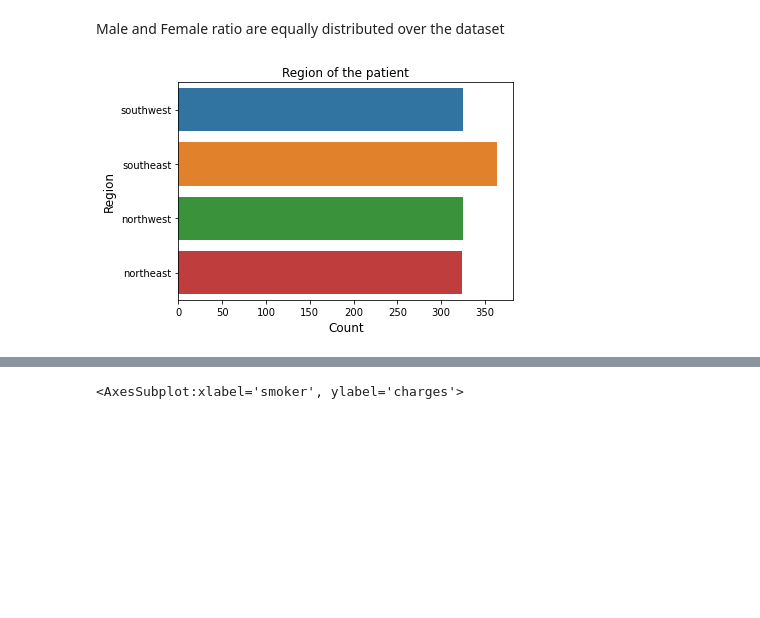
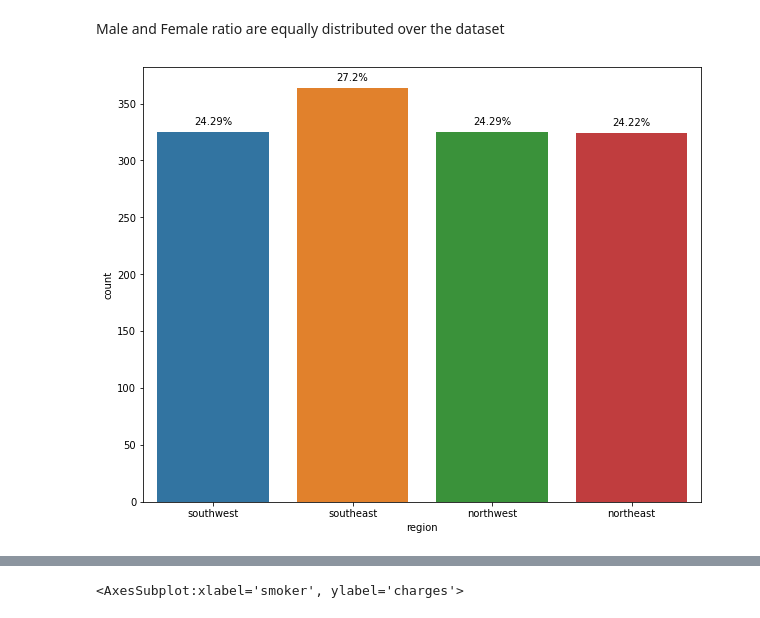
Before and after one commit to Sharathofficial/DATA602-, a Jupyter notebook: Assignment 3/EDA/EDA_Medical_Insurance.ipynb, the cells around one changed output, grey strips where cells are left out. Saved outputs shown, nothing was run; the diff lists cells and outputs as text; code cells hidden in the pictures; blank space fills up the shorter version.

```diff
--- a/Assignment 3/EDA/EDA_Medical_Insurance.ipynb
+++ b/Assignment 3/EDA/EDA_Medical_Insurance.ipynb
@@ -91,12 +82,15 @@ fig.show()
 [interactive output not drawn]
 # %% [markdown]
 Male and Female ratio are equally distributed over the dataset
-# %%
-#visualization of region
-sns.countplot(y="region",data=df)
-plt.title('Region of the patient')
-plt.ylabel('Region', fontsize=12)
-plt.xlabel('Count', fontsize=12)
-plt.show()
-# %% [output]
-[figure, removed]
+# %%
+fig, ax = plt.subplots(figsize=(20,8))
+width = len(df['region'].unique()) + 6
+fig.set_size_inches(width , 8)
+ax=sns.countplot(data = df, x= 'region')
+
+
+
+for p in ax.patches:
+    ax.annotate(str((np.round(p.get_height()/len(df)*100,decimals=2)))+'%', (p.get_x()+p.get_width()/2., p.get_height()), ha='center', va='center', xytext=(0, 10), textcoords='offset points')
+# %% [output]
+[figure, added]
```
Also changed, not shown: parts of 18 cells of this notebook.
